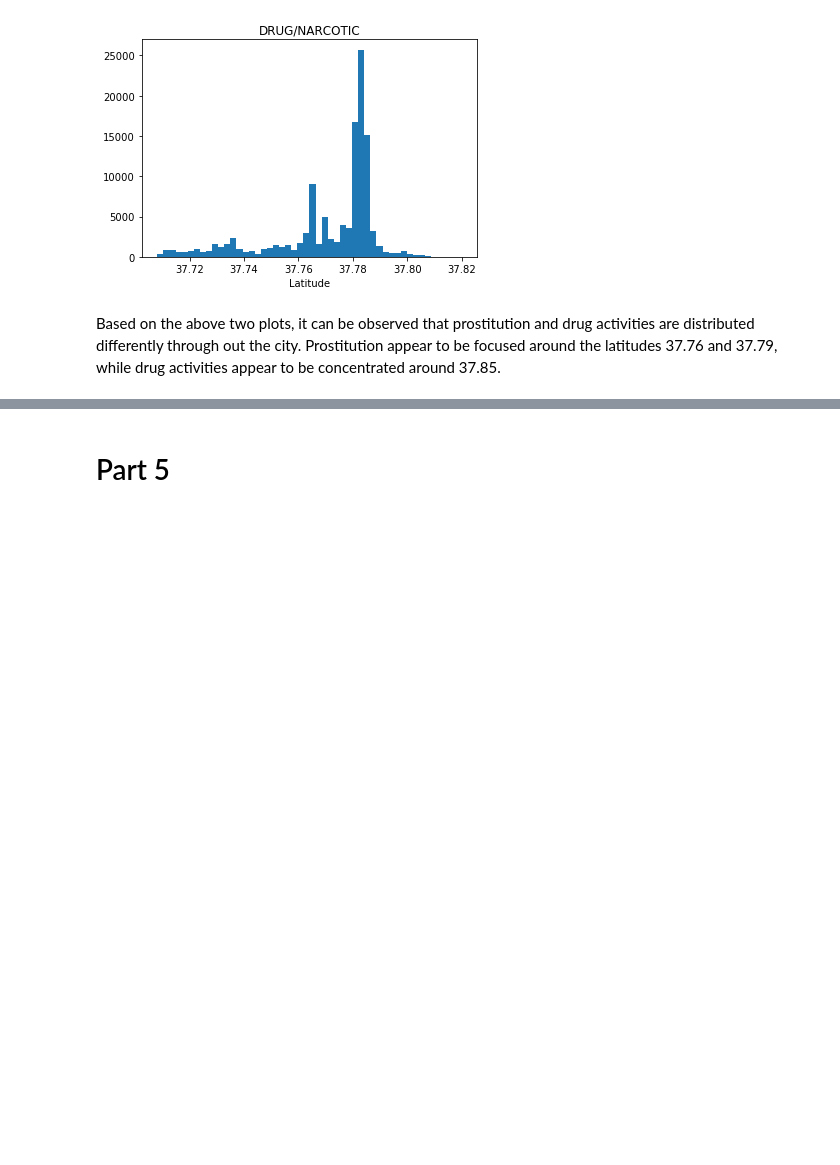
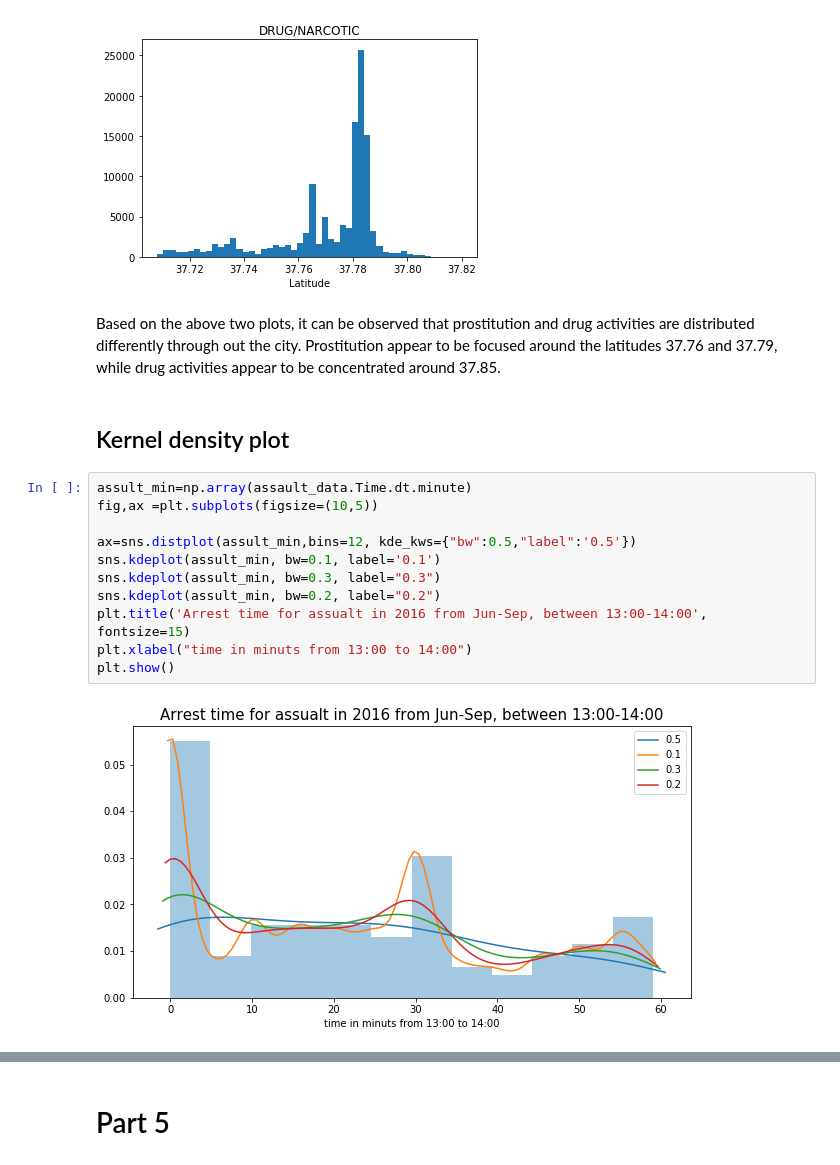
Before and after one commit to LongQin1/02806SocialDataVisualization, a Jupyter notebook: Assignment 1.ipynb, the cells around one changed output, grey strips where cells are left out. Saved outputs shown, nothing was run; the diff lists cells and outputs as text; blank space fills up the shorter version.

```diff
--- a/Assignment 1.ipynb
+++ b/Assignment 1.ipynb
@@ -279,3 +279,18 @@ plt.show()
 [figure]
 # %% [markdown]
 Based on the above two plots, it can be observed that prostitution and drug activities are distributed differently through out the city. Prostitution appear to be focused around the latitudes 37.76 and 37.79, while drug activities appear to be concentrated around 37.85.
+# %% [markdown]
+## Kernel density plot
+# %%
+assult_min=np.array(assault_data.Time.dt.minute)
+fig,ax =plt.subplots(figsize=(10,5))
+
+ax=sns.distplot(assult_min,bins=12, kde_kws={"bw":0.5,"label":'0.5'})
+sns.kdeplot(assult_min, bw=0.1, label='0.1')
+sns.kdeplot(assult_min, bw=0.3, label="0.3")
+sns.kdeplot(assult_min, bw=0.2, label="0.2")
+plt.title('Arrest time for assualt in 2016 from Jun-Sep, between 13:00-14:00', fontsize=15)
+plt.xlabel("time in minuts from 13:00 to 14:00")
+plt.show()
+# %% [output]
+[figure, added]
```
Also changed, not shown: parts of 10 cells of this notebook.
